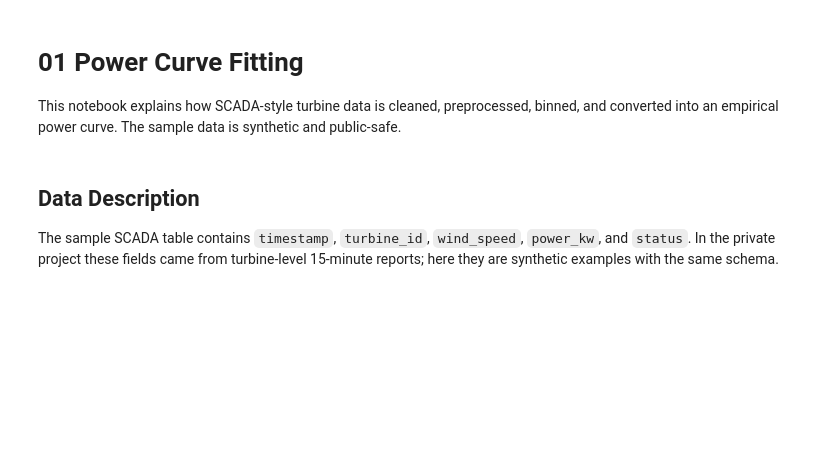
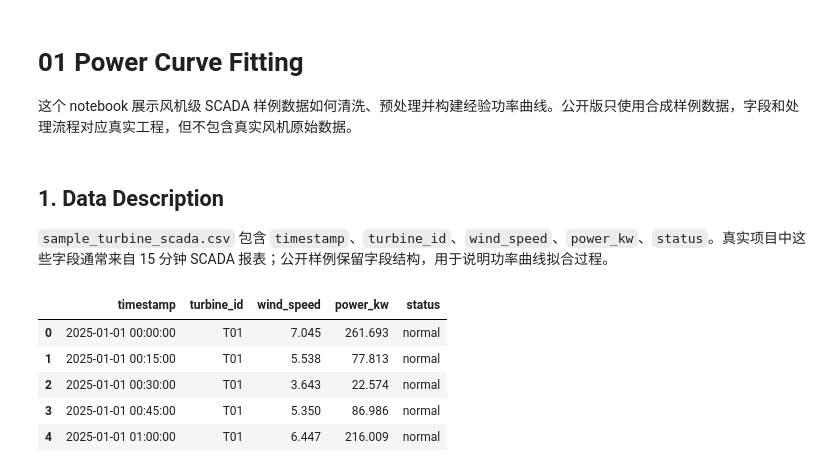
Before and after one commit to nastaranrazi1882-ops/wind-power-baselines, a Jupyter notebook: notebooks/01_power_curve_fitting.ipynb, the cells around one changed output. Cells and saved outputs as stored; diff of their text form; code cells hidden in the pictures; blank space fills up the shorter version.

```diff
--- a/notebooks/01_power_curve_fitting.ipynb
+++ b/notebooks/01_power_curve_fitting.ipynb
@@ -1,23 +1,35 @@
 # %% [markdown]
 # 01 Power Curve Fitting
 
-This notebook explains how SCADA-style turbine data is cleaned, preprocessed, binned, and converted into an empirical power curve. The sample data is synthetic and public-safe.
+这个 notebook 展示风机级 SCADA 样例数据如何清洗、预处理并构建经验功率曲线。公开版只使用合成样例数据，字段和处理流程对应真实工程，但不包含真实风机原始数据。
 # %% [markdown]
-## Data Description
+## 1. Data Description
 
-The sample SCADA table contains `timestamp`, `turbine_id`, `wind_speed`, `power_kw`, and `status`. In the private project these fields came from turbine-level 15-minute reports; here they are synthetic examples with the same schema.
+`sample_turbine_scada.csv` 包含 `timestamp`、`turbine_id`、`wind_speed`、`power_kw`、`status`。真实项目中这些字段通常来自 15 分钟 SCADA 报表；公开样例保留字段结构，用于说明功率曲线拟合过程。
 # %%
 from pathlib import Path
 import sys
+
 PROJECT_ROOT = Path.cwd()
 if not (PROJECT_ROOT / 'src').exists():
     PROJECT_ROOT = PROJECT_ROOT.parent
 sys.path.insert(0, str(PROJECT_ROOT / 'src'))
+
+import matplotlib.pyplot as plt
 import pandas as pd
 import seaborn as sns
-import matplotlib.pyplot as plt
+
 from wind_power_baselines.preprocessing import clean_scada
 from wind_power_baselines.power_curve import build_power_curve
+
+sns.set_theme(style='whitegrid')
 scada = pd.read_csv(PROJECT_ROOT / 'data_sample' / 'sample_turbine_scada.csv')
 scada.head()
+# %% [output]
+|  | timestamp | turbine_id | wind_speed | power_kw | status |
+| 0 | 2025-01-01 00:00:00 | T01 | 7.045 | 261.693 | normal |
+| 1 | 2025-01-01 00:15:00 | T01 | 5.538 | 77.813 | normal |
+| 2 | 2025-01-01 00:30:00 | T01 | 3.643 | 22.574 | normal |
+| 3 | 2025-01-01 00:45:00 | T01 | 5.350 | 86.986 | normal |
+| 4 | 2025-01-01 01:00:00 | T01 | 6.447 | 216.009 | normal |
 # %% [markdown]
```
Also changed, not shown: parts of 10 cells of this notebook, 13 other files.
